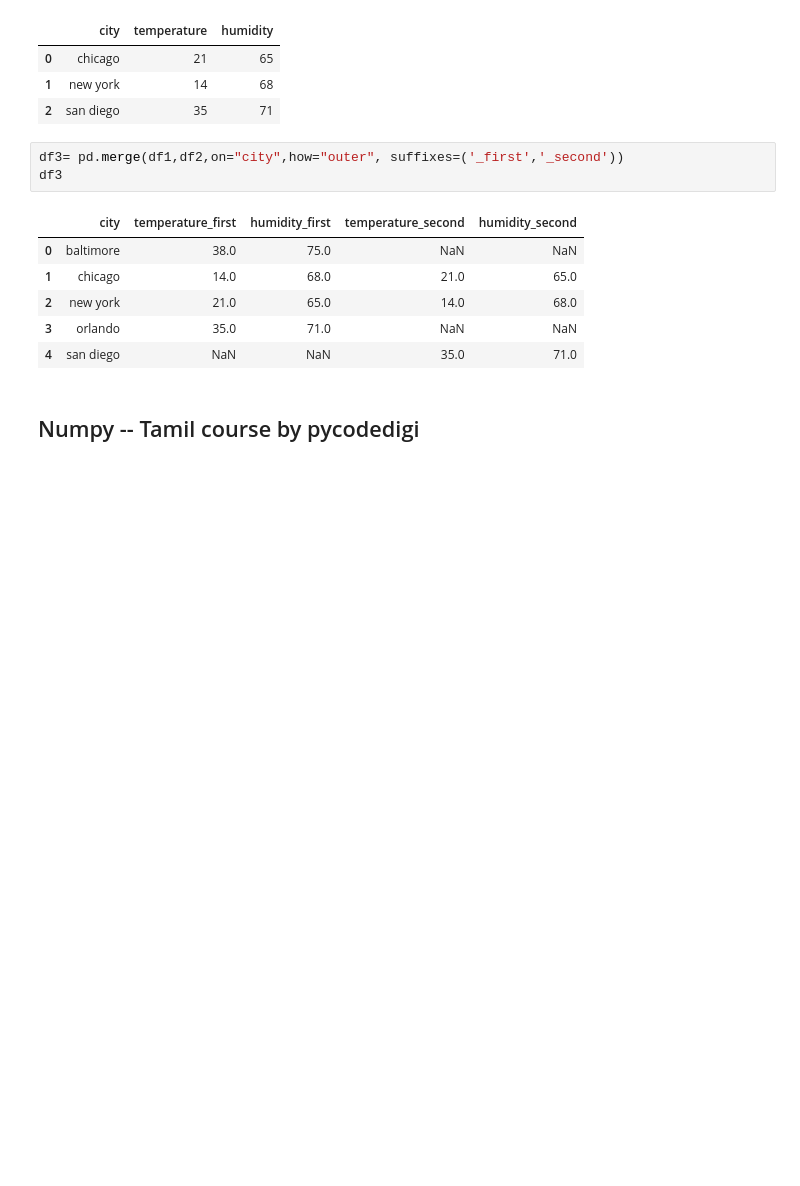
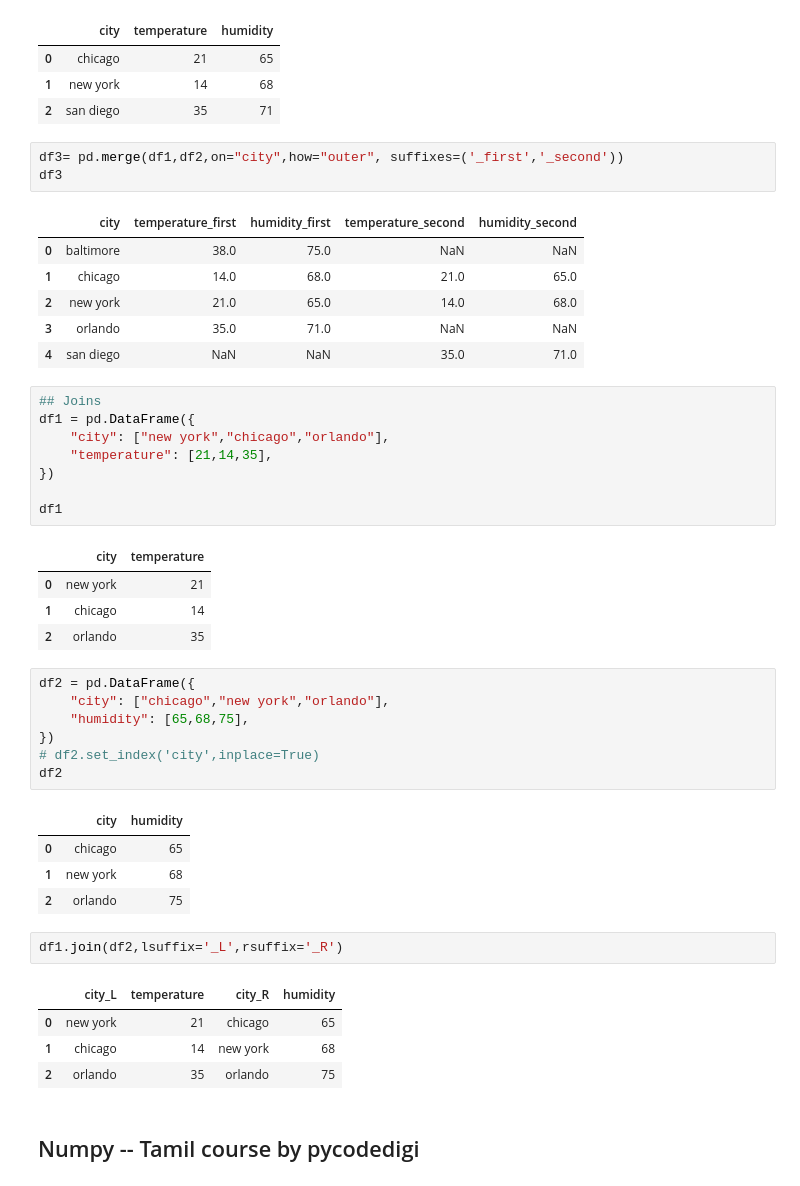
Before and after one commit to uba-sagan/Projects, a Jupyter notebook: Data_Analytics/Pandas.ipynb, the cells around one changed output. Saved outputs shown, nothing was run; the diff lists cells and outputs as text; blank space fills up the shorter version.

Commit message:
pandas join code practise

```diff
--- a/Data_Analytics/Pandas.ipynb
+++ b/Data_Analytics/Pandas.ipynb
@@ -1499,5 +1499,37 @@ df3
 | 2 | new york | 21.0 | 65.0 | 14.0 | 68.0 |
 | 3 | orlando | 35.0 | 71.0 | NaN | NaN |
 | 4 | san diego | NaN | NaN | 35.0 | 71.0 |
+# %%
+## Joins
+df1 = pd.DataFrame({
+    "city": ["new york","chicago","orlando"],
+    "temperature": [21,14,35],
+})
+
+df1
+# %% [output]
+|  | city | temperature |
+| 0 | new york | 21 |
+| 1 | chicago | 14 |
+| 2 | orlando | 35 |
+# %%
+df2 = pd.DataFrame({
+    "city": ["chicago","new york","orlando"],
+    "humidity": [65,68,75],
+})
+# df2.set_index('city',inplace=True)
+df2
+# %% [output]
+|  | city | humidity |
+| 0 | chicago | 65 |
+| 1 | new york | 68 |
+| 2 | orlando | 75 |
+# %%
+df1.join(df2,lsuffix='_L',rsuffix='_R')
+# %% [output]
+|  | city_L | temperature | city_R | humidity |
+| 0 | new york | 21 | chicago | 65 |
+| 1 | chicago | 14 | new york | 68 |
+| 2 | orlando | 35 | orlando | 75 |
 # %% [markdown]
 ## Numpy -- Tamil course by pycodedigi
```
